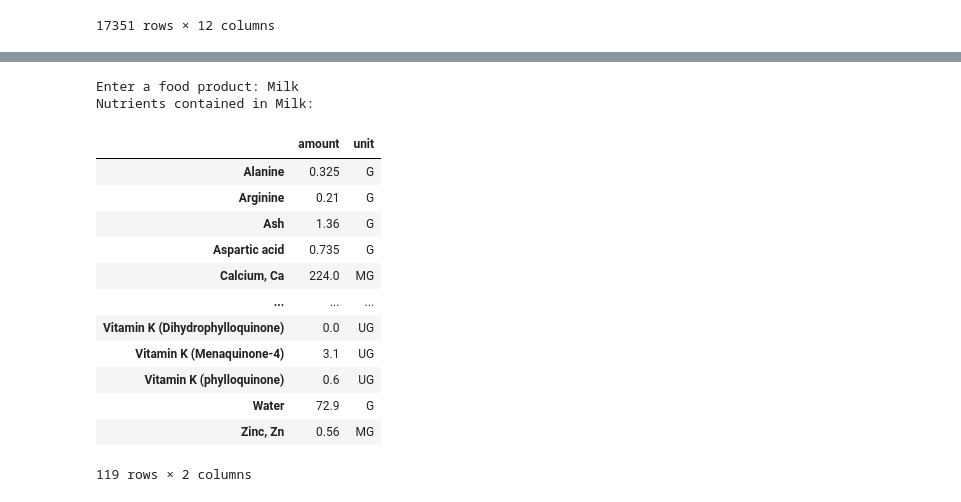
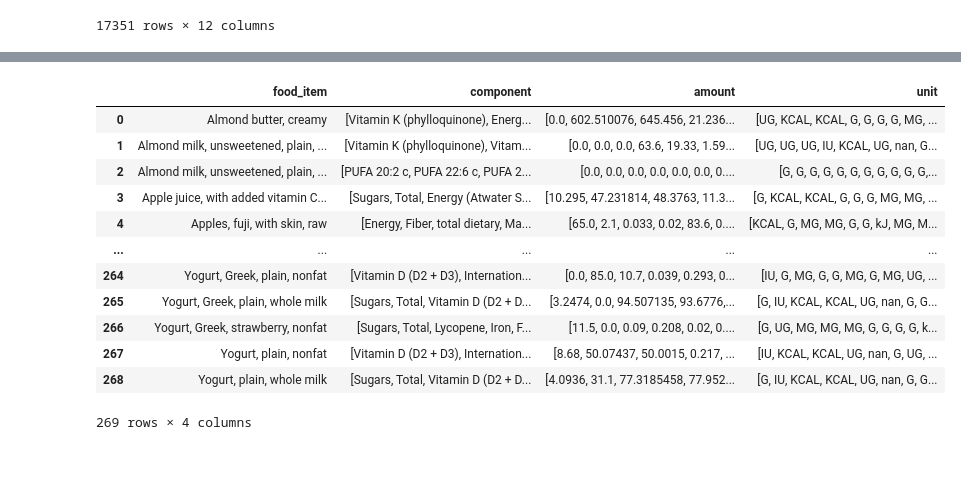
Before and after one commit to dylanvowell/FoodAnalysisTool, a Jupyter notebook: Jupyter Notebook Files/Dataframe Creation File.ipynb, the cells around one changed output, grey strips where cells are left out. Cells and saved outputs as stored; diff of their text form; code cells hidden in the pictures; blank space fills up the shorter version.

```diff
--- a/Jupyter Notebook Files/Dataframe Creation File.ipynb
+++ b/Jupyter Notebook Files/Dataframe Creation File.ipynb
@@ -179,31 +159,23 @@ def get_nutrients_with_fuzzy_matching_and_units(food):
 # %%
-# Input from user
-food_item = input("Enter a food product: ")
-nutrient_info = get_nutrients_with_fuzzy_matching_and_units(food_item)
+aggregated_data = foundation_food_df.groupby('food_item').agg({
+    'component': list,
+    'amount': list,
+    'unit': list
+}).reset_index()
 
-# Sort the dictionary by keys alphabetically
-nutrient_info_sorted = dict(sorted(nutrient_info.items()))
-
-# Create a DataFrame from the sorted dictionary
-nutrient_df = pd.DataFrame(nutrient_info_sorted).T
-
-# Print the DataFrame
-print(f"Nutrients contained in {food_item}:")
-nutrient_df
+aggregated_data
 # %% [output]
+|  | food_item | component | amount | unit |
+| 0 | Almond butter, creamy | [Vitamin K (phylloquinone), Energ... | [0.0, 602.510076, 645.456, 21.236... | [UG, KCAL, KCAL, G, G, G, G, MG, ... |
+| 1 | Almond milk, unsweetened, plain, ... | [Vitamin K (phylloquinone), Vitam... | [0.0, 0.0, 0.0, 63.6, 19.33, 1.59... | [UG, UG, UG, IU, KCAL, UG, nan, G... |
+| 2 | Almond milk, unsweetened, plain, ... | [PUFA 20:2 c, PUFA 22:6 c, PUFA 2... | [0.0, 0.0, 0.0, 0.0, 0.0, 0.0, 0.... | [G, G, G, G, G, G, G, G, G, G, G,... |
+| 3 | Apple juice, with added vitamin C... | [Sugars, Total, Energy (Atwater S... | [10.295, 47.231814, 48.3763, 11.3... | [G, KCAL, KCAL, G, G, G, MG, MG, ... |
+| 4 | Apples, fuji, with skin, raw | [Energy, Fiber, total dietary, Ma... | [65.0, 2.1, 0.033, 0.02, 83.6, 0.... | [KCAL, G, MG, MG, G, G, kJ, MG, M... |
+| ... | ... | ... | ... | ... |
+| 264 | Yogurt, Greek, plain, nonfat | [Vitamin D (D2 + D3), Internation... | [0.0, 85.0, 10.7, 0.039, 0.293, 0... | [IU, G, MG, G, G, MG, G, MG, UG, ... |
+| 265 | Yogurt, Greek, plain, whole milk | [Sugars, Total, Vitamin D (D2 + D... | [3.2474, 0.0, 94.507135, 93.6776,... | [G, IU, KCAL, KCAL, UG, nan, G, G... |
+| 266 | Yogurt, Greek, strawberry, nonfat | [Sugars, Total, Lycopene, Iron, F... | [11.5, 0.0, 0.09, 0.208, 0.02, 0.... | [G, UG, MG, MG, MG, G, G, G, G, k... |
+| 267 | Yogurt, plain, nonfat | [Vitamin D (D2 + D3), Internation... | [8.68, 50.07437, 50.0015, 0.217, ... | [IU, KCAL, KCAL, UG, nan, G, UG, ... |
+| 268 | Yogurt, plain, whole milk | [Sugars, Total, Vitamin D (D2 + D... | [4.0936, 31.1, 77.3185458, 77.952... | [G, IU, KCAL, KCAL, UG, nan, G, G... |
-Enter a food product: Milk
-Nutrients contained in Milk:
+269 rows × 4 columns
-|  | amount | unit |
-| Alanine | 0.325 | G |
-| Arginine | 0.21 | G |
-| Ash | 1.36 | G |
-| Aspartic acid | 0.735 | G |
-| Calcium, Ca | 224.0 | MG |
-| ... | ... | ... |
-| Vitamin K (Dihydrophylloquinone) | 0.0 | UG |
-| Vitamin K (Menaquinone-4) | 3.1 | UG |
-| Vitamin K (phylloquinone) | 0.6 | UG |
-| Water | 72.9 | G |
-| Zinc, Zn | 0.56 | MG |
-119 rows × 2 columns
 # %%
```
Also changed, not shown: parts of 4 cells of this notebook, 1 other file.
